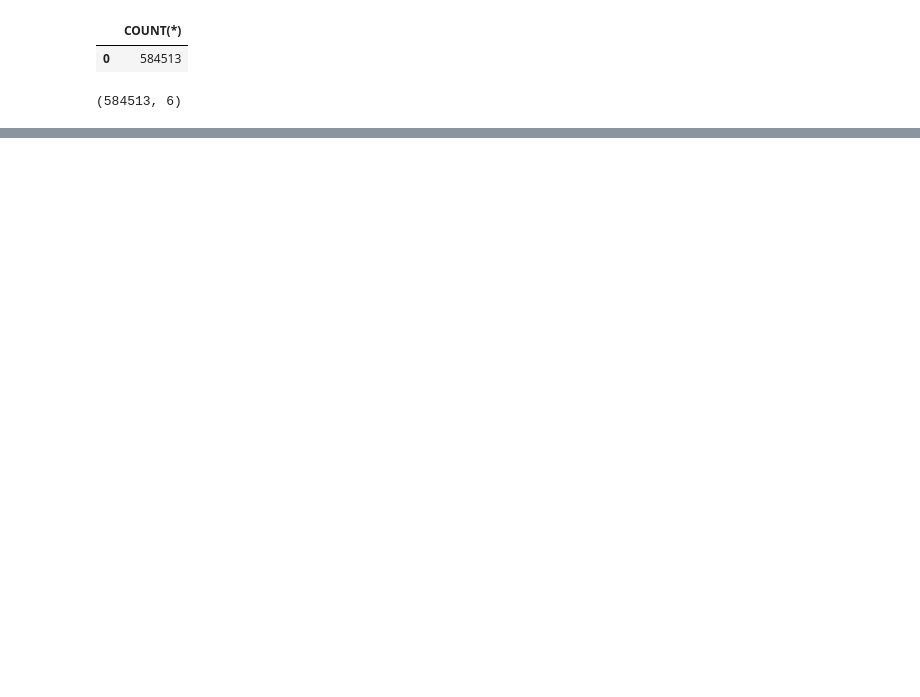
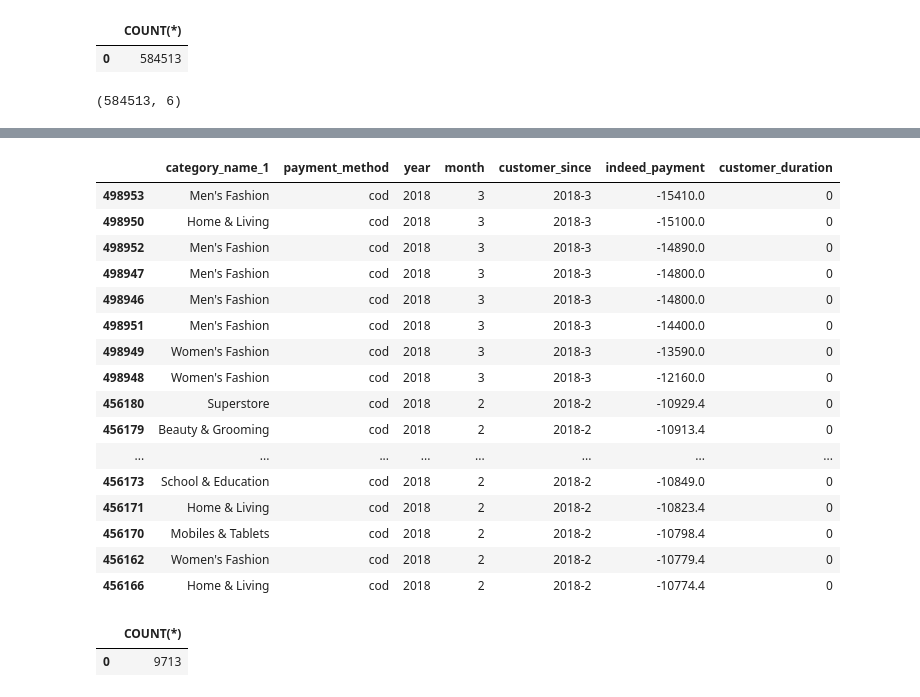
Before and after one commit to Udon-datascience/opendata_analysis, a Jupyter notebook: 3/3_analysis3.ipynb, the cells around one changed output, grey strips where cells are left out. Saved outputs shown, nothing was run; the diff lists cells and outputs as text; code cells hidden in the pictures; blank space fills up the shorter version.

```diff
--- a/3/3_analysis3.ipynb
+++ b/3/3_analysis3.ipynb
@@ -69,0 +349,41 @@ display(df.tail(10).to_string())
+# %%
+df.sort_values(by = 'indeed_payment',ascending=True).head(20)
+# %% [output]
+|  | category_name_1 | payment_method | year | month | customer_since | indeed_payment | customer_duration |
+| 498953 | Men's Fashion | cod | 2018 | 3 | 2018-3 | -15410.0 | 0 |
+| 498950 | Home & Living | cod | 2018 | 3 | 2018-3 | -15100.0 | 0 |
+| 498952 | Men's Fashion | cod | 2018 | 3 | 2018-3 | -14890.0 | 0 |
+| 498947 | Men's Fashion | cod | 2018 | 3 | 2018-3 | -14800.0 | 0 |
+| 498946 | Men's Fashion | cod | 2018 | 3 | 2018-3 | -14800.0 | 0 |
+| 498951 | Men's Fashion | cod | 2018 | 3 | 2018-3 | -14400.0 | 0 |
+| 498949 | Women's Fashion | cod | 2018 | 3 | 2018-3 | -13590.0 | 0 |
+| 498948 | Women's Fashion | cod | 2018 | 3 | 2018-3 | -12160.0 | 0 |
+| 456180 | Superstore | cod | 2018 | 2 | 2018-2 | -10929.4 | 0 |
+| 456179 | Beauty & Grooming | cod | 2018 | 2 | 2018-2 | -10913.4 | 0 |
+| ... | ... | ... | ... | ... | ... | ... | ... |
+| 456173 | School & Education | cod | 2018 | 2 | 2018-2 | -10849.0 | 0 |
+| 456171 | Home & Living | cod | 2018 | 2 | 2018-2 | -10823.4 | 0 |
+| 456170 | Mobiles & Tablets | cod | 2018 | 2 | 2018-2 | -10798.4 | 0 |
+| 456162 | Women's Fashion | cod | 2018 | 2 | 2018-2 | -10779.4 | 0 |
+| 456166 | Home & Living | cod | 2018 | 2 | 2018-2 | -10774.4 | 0 |
+# %%
+'''
+indeed_paymentが上限を超えている製品に関しては、単なる高額な買い物だと考えられるため、外れ値として除外する必要性は低い。
+しかしながら、このデータには下記のような不審な点が見られる。
+・indeed_paymentが負の値を取るデータが存在すること
+・同月に indeed_payment = 8944000.0 の買い物が複数見られること
+以上の2点について、以下で検討する。
+'''
+
+query = """
+-- データ件数を確認
+SELECT COUNT(*)
+FROM ecommerce_orders
+WHERE (price * qty_ordered - discount_amount)<0
+;
+"""
+df = pd.read_sql(query, engine)
+display(df)
+# %% [output]
+|  | COUNT(*) |
+| 0 | 9713 |
```
Also changed, not shown: parts of 26 cells of this notebook.
